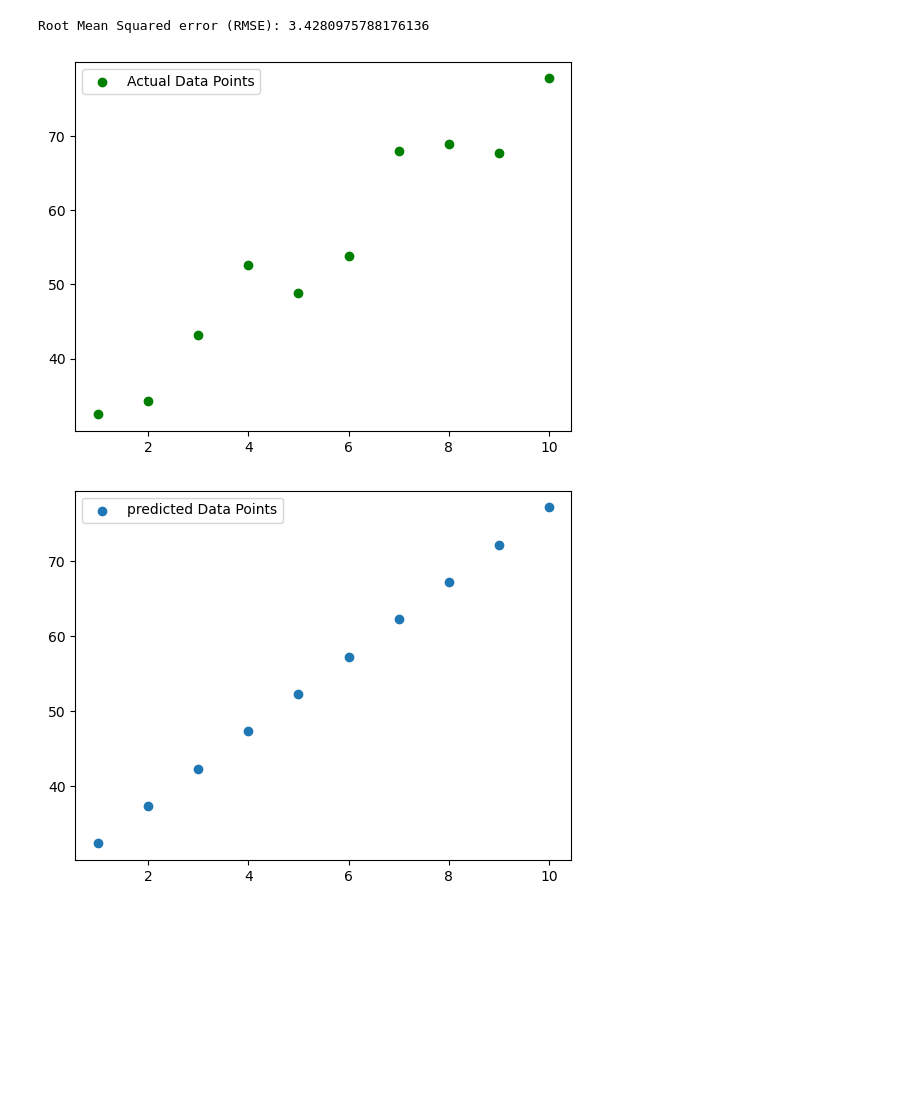
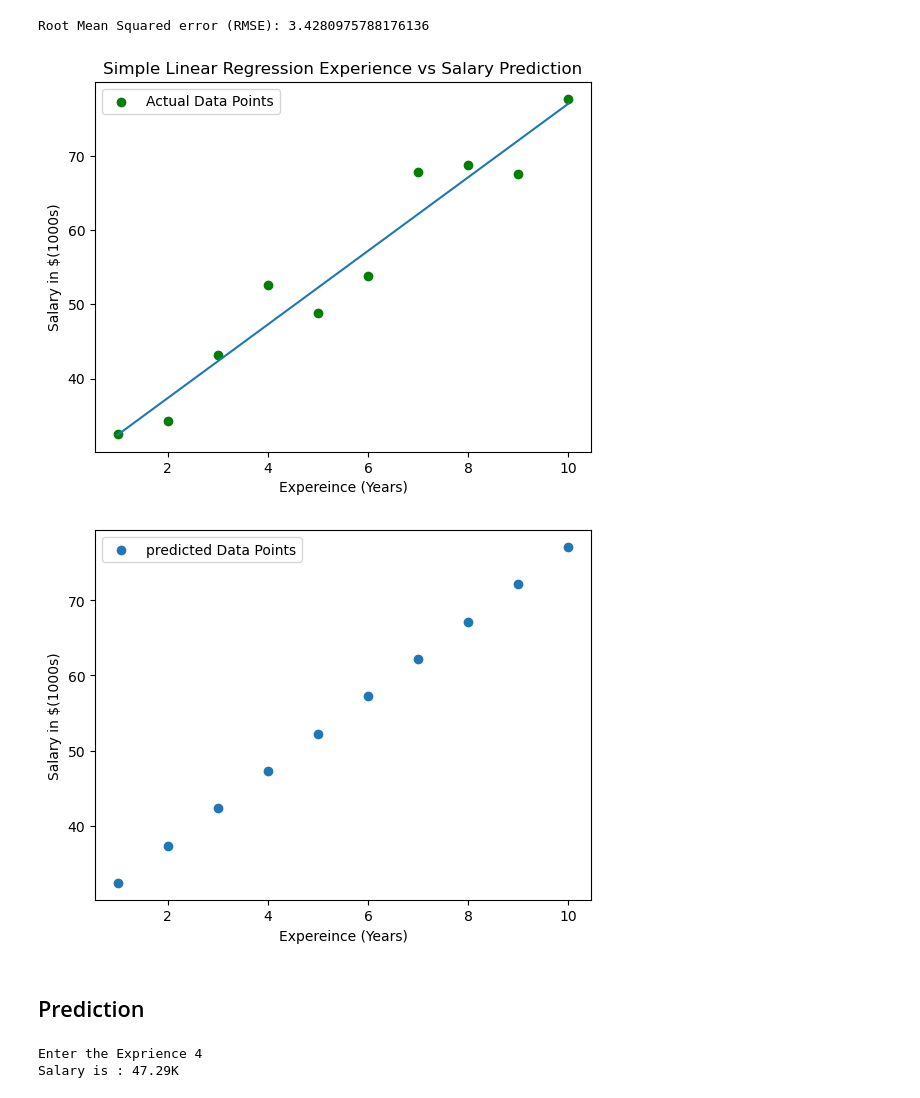
Before and after one commit to Srikanth-gunja/MachineLearning_COE, a Jupyter notebook: LinearRegression/SimplelinearRegression.ipynb, the cells around one changed output. Saved outputs shown, nothing was run; the diff lists cells and outputs as text; code cells hidden in the pictures; blank space fills up the shorter version.

```diff
--- a/LinearRegression/SimplelinearRegression.ipynb
+++ b/LinearRegression/SimplelinearRegression.ipynb
@@ -84,15 +95,32 @@ print("Root Mean Squared error (RMSE):",rmse)
 # %% [output]
 Root Mean Squared error (RMSE): 3.4280975788176136
 # %%
+# Step 8: Plot the regression line
 plt.scatter(X,Y,label='Actual Data Points',c='g')
+plt.plot(X,y_pred)
+plt.xlabel('Expereince (Years)')
+plt.ylabel('Salary in $(1000s)')
+plt.title('Simple Linear Regression Experience vs Salary Prediction')
 plt.legend()
 plt.show()
 # %% [output]
-[figure, old version]
+[figure, new version]
 # %%
 plt.scatter(X,model.predict(X),label='predicted Data Points')
+plt.xlabel('Expereince (Years)')
+plt.ylabel('Salary in $(1000s)')
 plt.legend()
 # plt.plot(X,model.predict(X),c='r')
 plt.show()
 # %% [output]
-[figure, old version]
+[figure, new version]
+# %% [markdown]
+## Prediction
+# %%
+## step 9: Prediction Features
+exp=int(input("Enter the Exprience"))
+salary=model.predict([[exp]])
+print(f"Salary is : {salary[0]:.2f}K")
+# %% [output]
+Enter the Exprience 4
+Salary is : 47.29K
```
Also changed, not shown: parts of 11 cells of this notebook, 3 other files.
